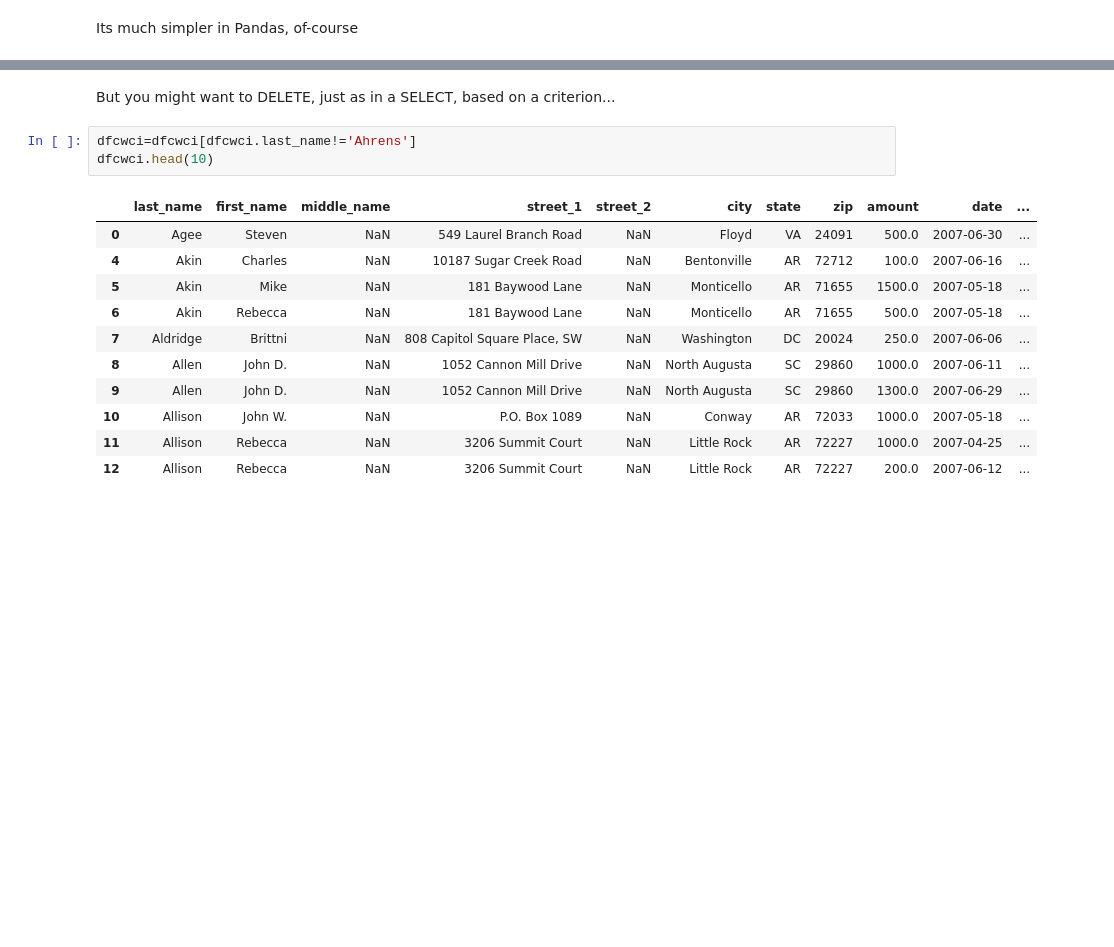
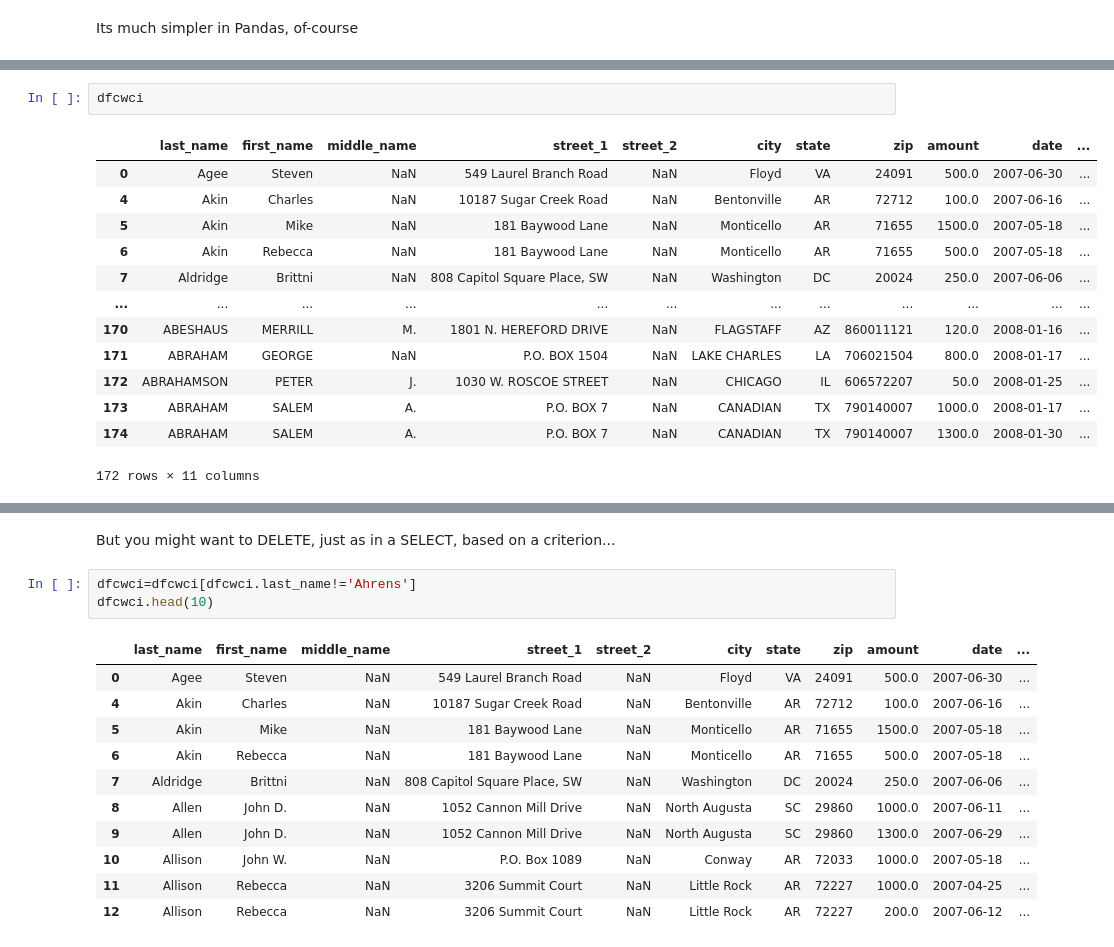
Before and after one commit to woojin-lee713/SQLandPandas, a Jupyter notebook: SomeMoreQuerying.ipynb, the cells around one changed output, grey strips where cells are left out. Saved outputs shown, nothing was run; the diff lists cells and outputs as text; blank space fills up the shorter version.

```diff
--- a/SomeMoreQuerying.ipynb
+++ b/SomeMoreQuerying.ipynb
@@ -1139,2 +1183,18 @@ Its much simpler in Pandas, of-course
+# %%
+dfcwci
+# %% [output]
+|  | last_name | first_name | middle_name | street_1 | street_2 | city | state | zip | amount | date | ... |
+| 0 | Agee | Steven | NaN | 549 Laurel Branch Road | NaN | Floyd | VA | 24091 | 500.0 | 2007-06-30 | ... |
+| 4 | Akin | Charles | NaN | 10187 Sugar Creek Road | NaN | Bentonville | AR | 72712 | 100.0 | 2007-06-16 | ... |
+| 5 | Akin | Mike | NaN | 181 Baywood Lane | NaN | Monticello | AR | 71655 | 1500.0 | 2007-05-18 | ... |
+| 6 | Akin | Rebecca | NaN | 181 Baywood Lane | NaN | Monticello | AR | 71655 | 500.0 | 2007-05-18 | ... |
+| 7 | Aldridge | Brittni | NaN | 808 Capitol Square Place, SW | NaN | Washington | DC | 20024 | 250.0 | 2007-06-06 | ... |
+| ... | ... | ... | ... | ... | ... | ... | ... | ... | ... | ... | ... |
+| 170 | ABESHAUS | MERRILL | M. | 1801 N. HEREFORD DRIVE | NaN | FLAGSTAFF | AZ | 860011121 | 120.0 | 2008-01-16 | ... |
+| 171 | ABRAHAM | GEORGE | NaN | P.O. BOX 1504 | NaN | LAKE CHARLES | LA | 706021504 | 800.0 | 2008-01-17 | ... |
+| 172 | ABRAHAMSON | PETER | J. | 1030 W. ROSCOE STREET | NaN | CHICAGO | IL | 606572207 | 50.0 | 2008-01-25 | ... |
+| 173 | ABRAHAM | SALEM | A. | P.O. BOX 7 | NaN | CANADIAN | TX | 790140007 | 1000.0 | 2008-01-17 | ... |
+| 174 | ABRAHAM | SALEM | A. | P.O. BOX 7 | NaN | CANADIAN | TX | 790140007 | 1300.0 | 2008-01-30 | ... |
+172 rows × 11 columns
 # %%
 del dfcwci['name']
```
Also changed, not shown: parts of 13 cells of this notebook, 7 other files.
